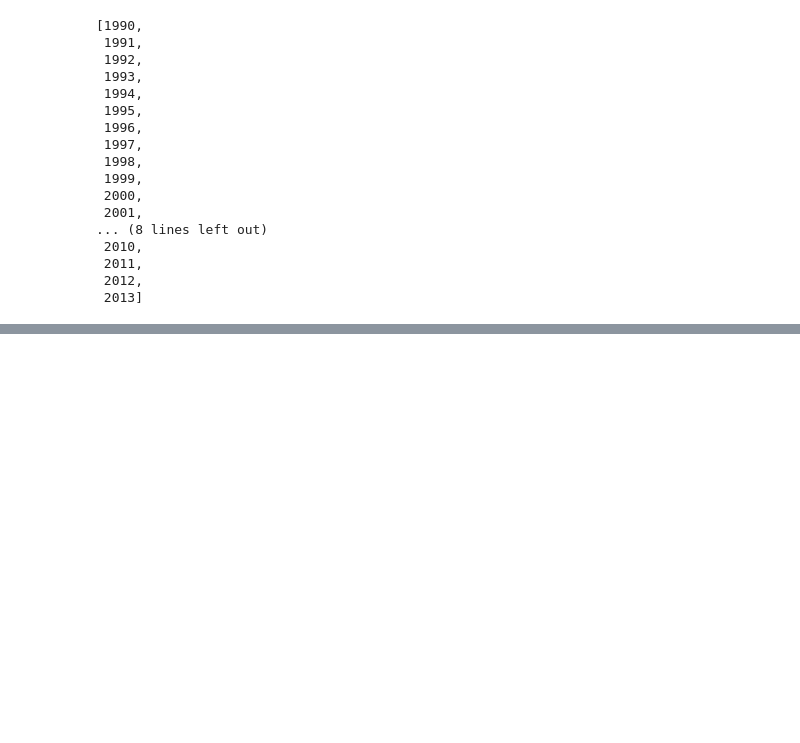
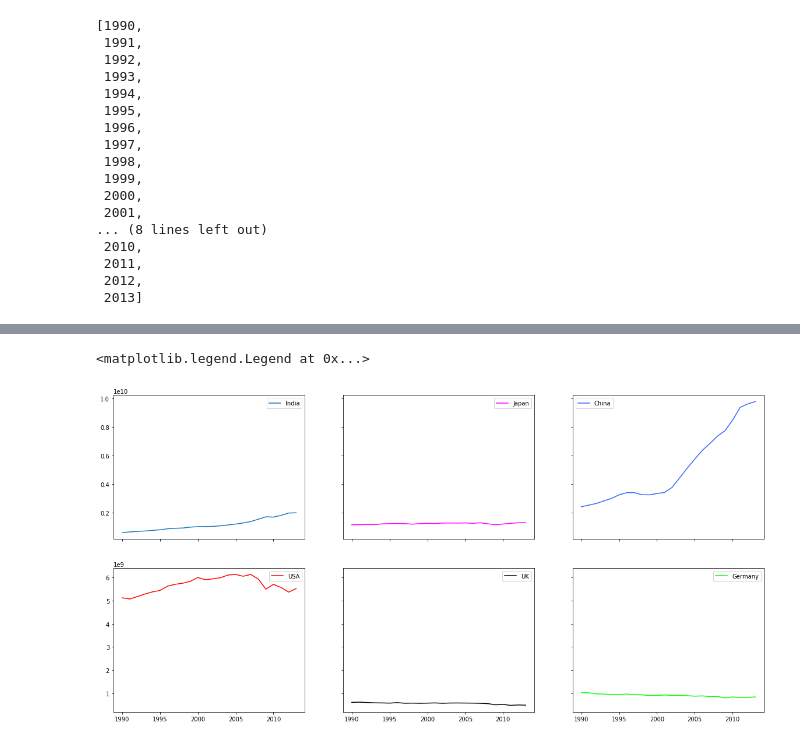
Before and after one commit to thesuhas/Climate-Change-Industrialisation, a Jupyter notebook: script1.ipynb, the cells around one changed output, grey strips where cells are left out. Saved outputs shown, nothing was run; the diff lists cells and outputs as text; code cells hidden in the pictures; blank space fills up the shorter version.

```diff
--- a/script1.ipynb
+++ b/script1.ipynb
@@ -413,0 +410,4 @@ plt.legend()
+# %%
+co2 = co2_g.reset_index()
+co2 = co2.rename(columns={'Entity':'Country'})
+co2
@@ -413,0 +428,30 @@ plt.legend()
+# %%
+india_co2 = co2[co2['Country'] == 'India']
+japan_co2 = co2[co2['Country'] == 'Japan']
+uk_co2= co2[co2['Country'] == 'United Kingdom']
+usa_co2 = co2[co2['Country'] == 'United States']
+china_co2 = co2[co2['Country'] == 'China']
+germany_co2 = co2[co2['Country'] == 'Germany']
+# %%
+fig, ax = plt.subplots(2, 3, figsize = (20, 10), sharex='col', sharey='row')
+
+ax[0, 0].plot(dates, india_co2['Annual CO2 emissions (tonnes )'], label='India')
+ax[0, 0].legend()
+
+ax[0, 1].plot(dates, japan_co2['Annual CO2 emissions (tonnes )'], label='Japan', c='#ff00ff')
+ax[0, 1].legend()
+
+ax[0, 2].plot(dates, china_co2['Annual CO2 emissions (tonnes )'], label='China', c='#3366ff')
+ax[0, 2].legend()
+
+ax[1, 0].plot(dates, usa_co2['Annual CO2 emissions (tonnes )'], label='USA', c='red')
+ax[1, 0].legend()
+
+ax[1, 1].plot(dates, uk_co2['Annual CO2 emissions (tonnes )'], label='UK', c='black')
+ax[1, 1].legend()
+
+ax[1, 2].plot(dates, germany_co2['Annual CO2 emissions (tonnes )'], label='Germany', c='#00ff00')
+ax[1, 2].legend()
+# %% [output]
+<matplotlib.legend.Legend at 0x...>
+[figure, added]
```
Also changed, not shown: parts of 5 cells of this notebook.
